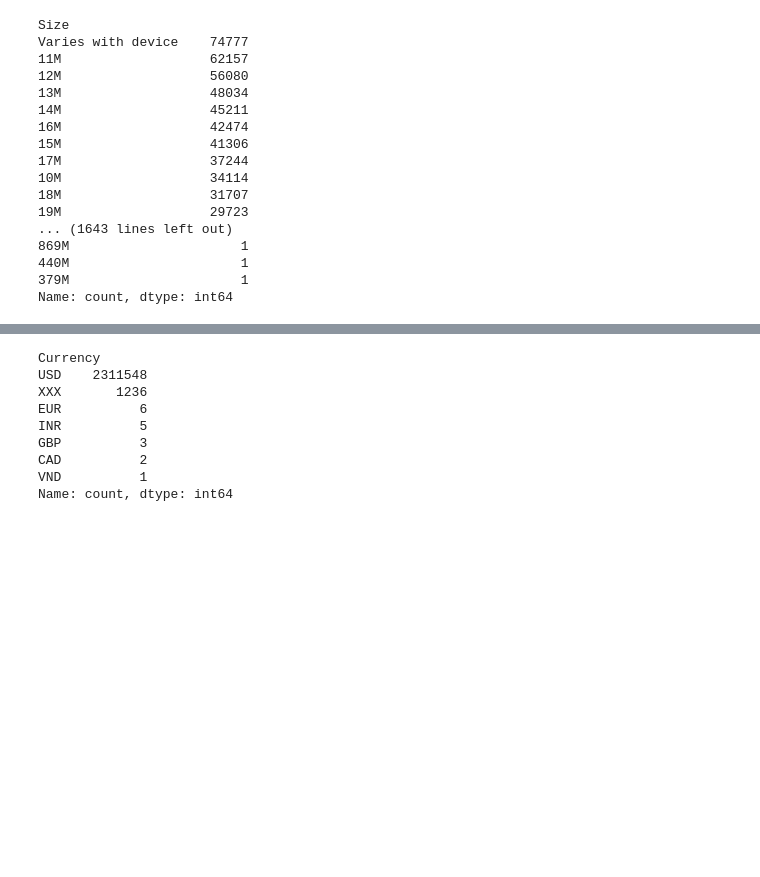
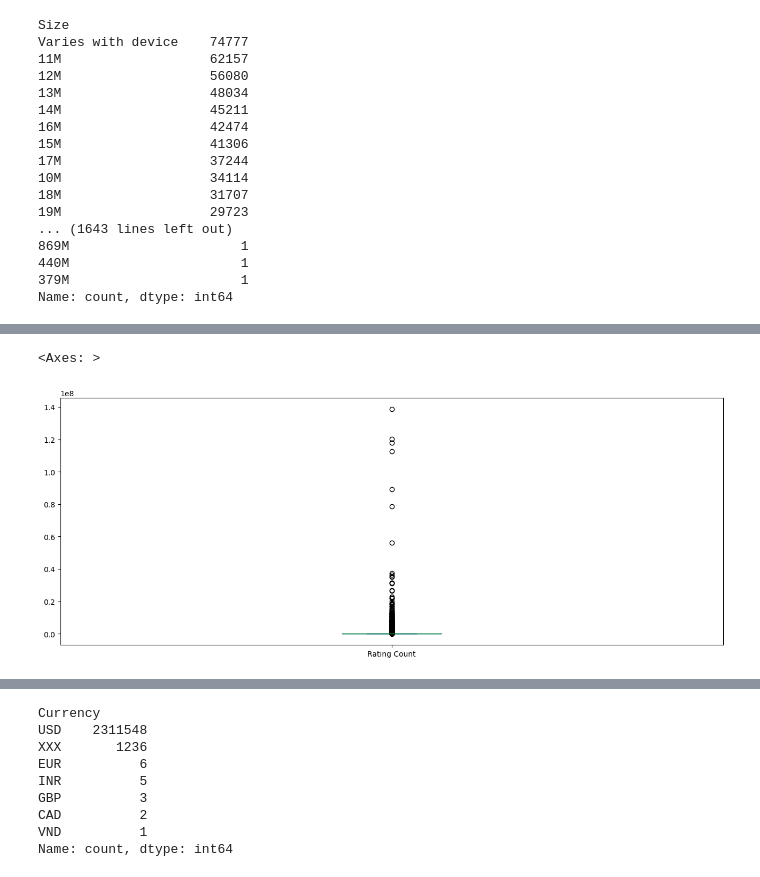
Before and after one commit to mozammilkarim/app_store_data_eda, a Jupyter notebook: app_store.ipynb, the cells around one changed output, grey strips where cells are left out. Cells and saved outputs as stored; diff of their text form; code cells hidden in the pictures; blank space fills up the shorter version.

```diff
--- a/app_store.ipynb
+++ b/app_store.ipynb
@@ -250,0 +386,6 @@ convert_data_sizes("1,02k")
+# %%
+# Not much clear
+df["Rating Count"].plot(kind="box",figsize=(16,6))
+# %% [output]
+<Axes: >
+[figure, added]
```
Also changed, not shown: parts of 54 cells of this notebook.
